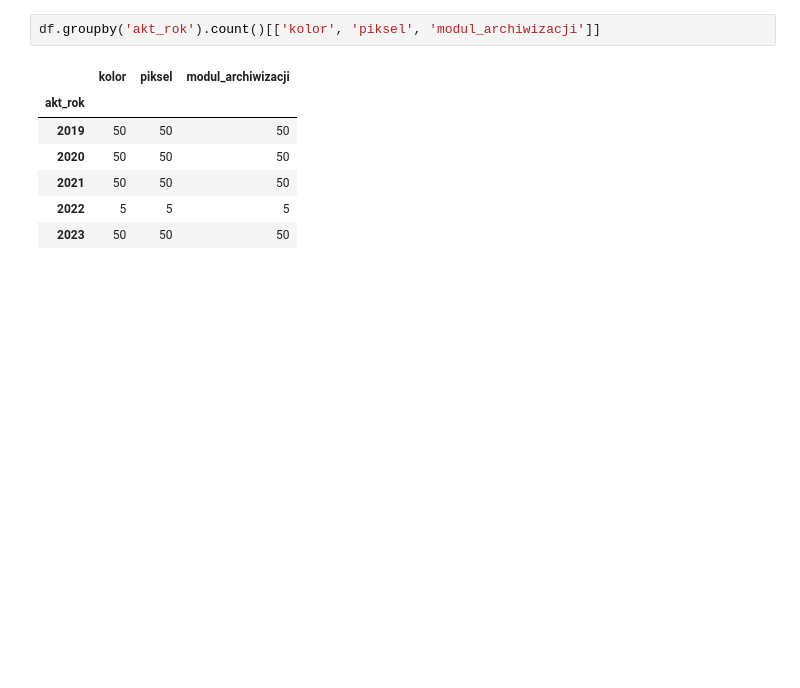
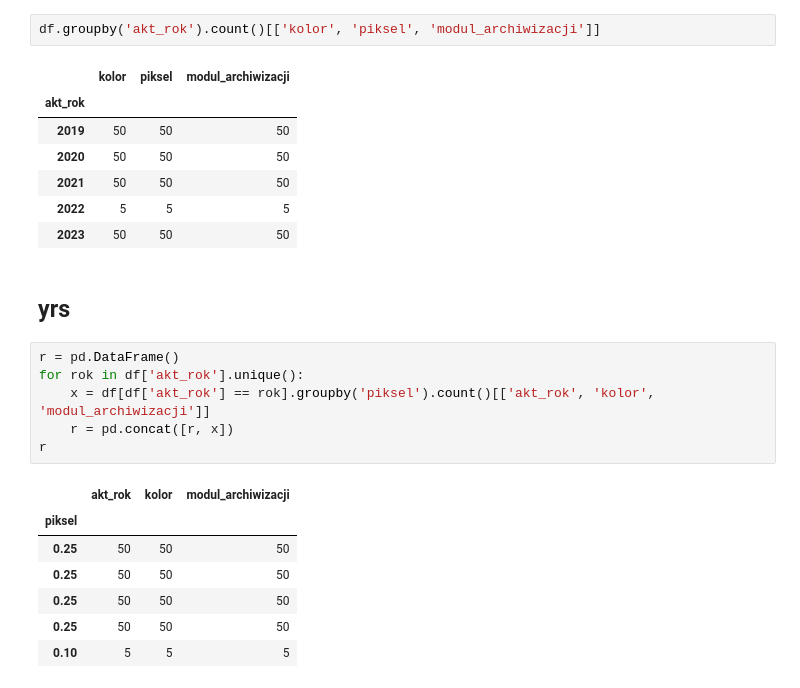
Before and after one commit to Sustainable3/Inference_data, a Jupyter notebook: ortophoto_reval.ipynb, the cells around one changed output. Drawn from its saved outputs; the diff is of its cells as text; blank space fills up the shorter version.

```diff
--- a/ortophoto_reval.ipynb
+++ b/ortophoto_reval.ipynb
@@ -172,3 +172,19 @@ df.groupby('akt_rok').count()[['kolor', 'piksel', 'modul_archiwizacji']]
 | 2021 | 50 | 50 | 50 |
 | 2022 | 5 | 5 | 5 |
 | 2023 | 50 | 50 | 50 |
+# %% [markdown]
+## yrs
+# %%
+r = pd.DataFrame()
+for rok in df['akt_rok'].unique():
+    x = df[df['akt_rok'] == rok].groupby('piksel').count()[['akt_rok', 'kolor', 'modul_archiwizacji']]
+    r = pd.concat([r, x])
+r
+# %% [output]
+|  | akt_rok | kolor | modul_archiwizacji |
+| piksel |  |  |  |
+| 0.25 | 50 | 50 | 50 |
+| 0.25 | 50 | 50 | 50 |
+| 0.25 | 50 | 50 | 50 |
+| 0.25 | 50 | 50 | 50 |
+| 0.10 | 5 | 5 | 5 |
```
Also changed, not shown: parts of 6 cells of this notebook.
